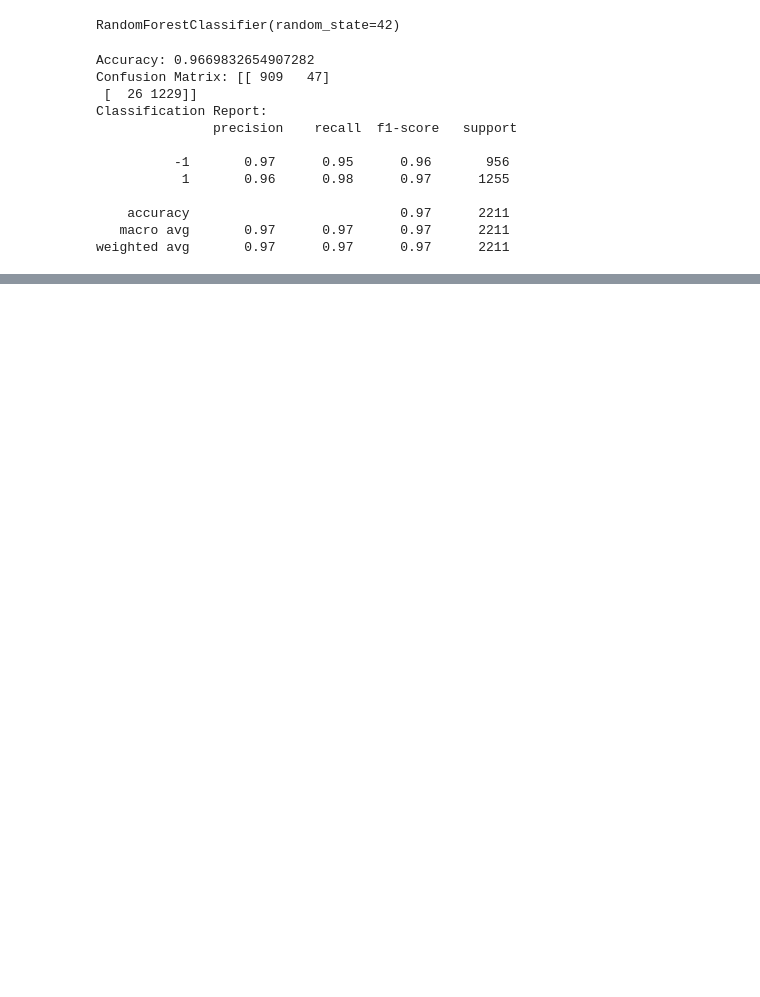
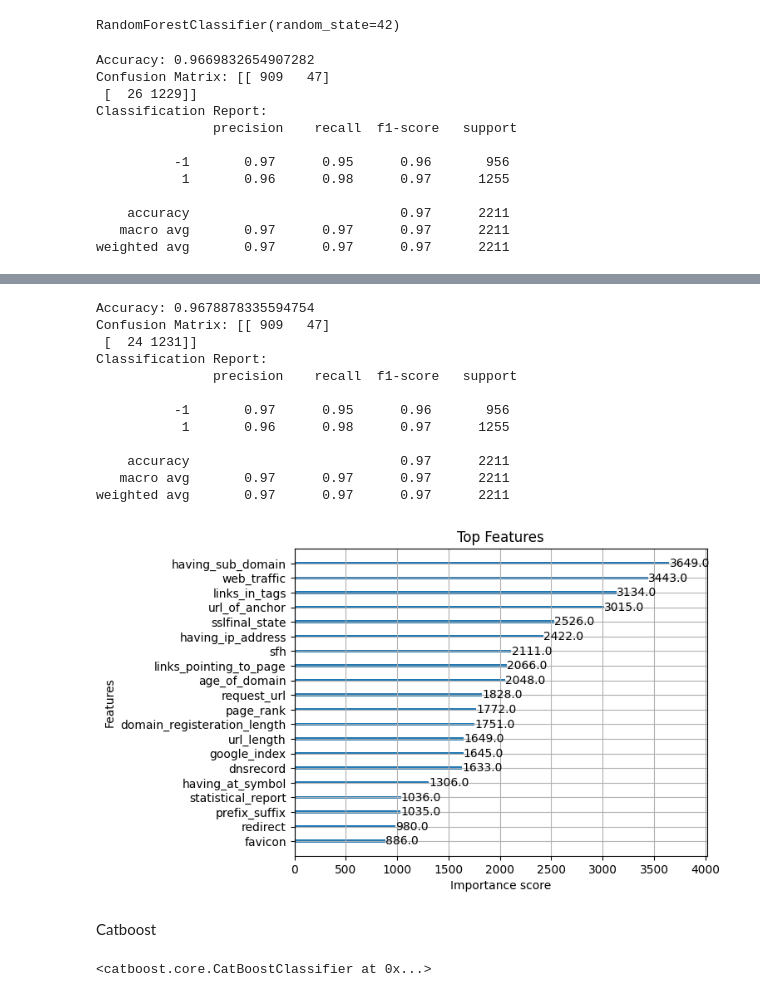
Before and after one commit to snehasharma2541/cs_project, a Jupyter notebook: project/notebook/final_model.ipynb, the cells around one changed output, grey strips where cells are left out. Drawn from its saved outputs; the diff is of its cells as text; code cells hidden in the pictures; blank space fills up the shorter version.

Commit message:
Adding Models

```diff
--- a/project/notebook/final_model.ipynb
+++ b/project/notebook/final_model.ipynb
@@ -243,0 +265,16 @@ print(feature_importance_df.head(10))
+# %%
+x_train, x_test, y_train, y_test = train_test_split(x, y, test_size=0.2, random_state=42)
+# %%
+xgb_params = {
+    'n_estimators': 200,
+    'max_depth': 8,
+    'learning_rate': 0.5,
+    'subsample': 0.8,
+    'colsample_bytree': 0.8,
+    'eval_metric': 'mlogloss',
+    'tree_method': 'hist',
+    'verbosity': 1
+}
+# %%
+model2 = XGBRegressor(**xgb_params)
+model2.fit(x_train, y_train)
@@ -243,0 +294,31 @@ print(feature_importance_df.head(10))
+# %%
+y_pred = model2.predict(x_test)
+y_pred_labels = np.where(y_pred >= 0, 1, -1)
+# %%
+print("Accuracy:", accuracy_score(y_test, y_pred_labels))
+print("Confusion Matrix:", confusion_matrix(y_test, y_pred_labels))
+print("Classification Report:\n", classification_report(y_test, y_pred_labels))
+plot_importance(model2, max_num_features=20)
+plt.title("Top Features")
+plt.show()
+# %% [output]
+Accuracy: 0.9678878335594754
+Confusion Matrix: [[ 909   47]
+ [  24 1231]]
+Classification Report:
+               precision    recall  f1-score   support
+
+          -1       0.97      0.95      0.96       956
+           1       0.96      0.98      0.97      1255
+
+    accuracy                           0.97      2211
+   macro avg       0.97      0.97      0.97      2211
+weighted avg       0.97      0.97      0.97      2211
+[figure, added]
+# %% [markdown]
+Catboost
+# %%
+model = CatBoostClassifier(verbose=0, iterations=100)
+model.fit(x_train, y_train)
+# %% [output]
+<catboost.core.CatBoostClassifier at 0x...>
```
Also changed, not shown: parts of 29 cells of this notebook, 7 other files.
